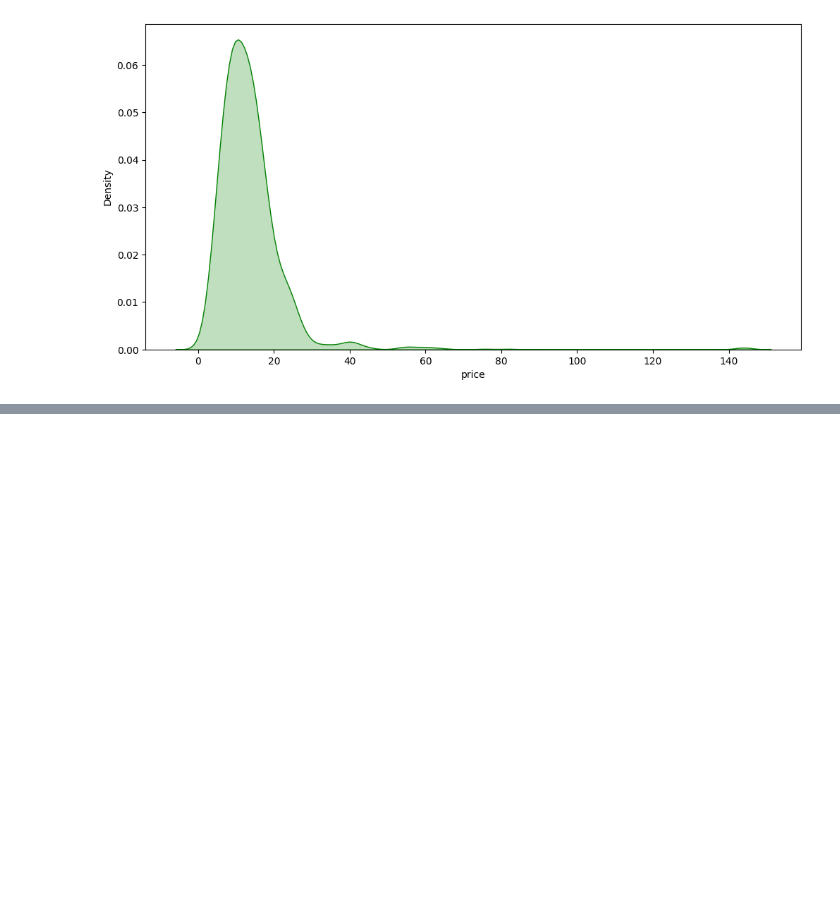
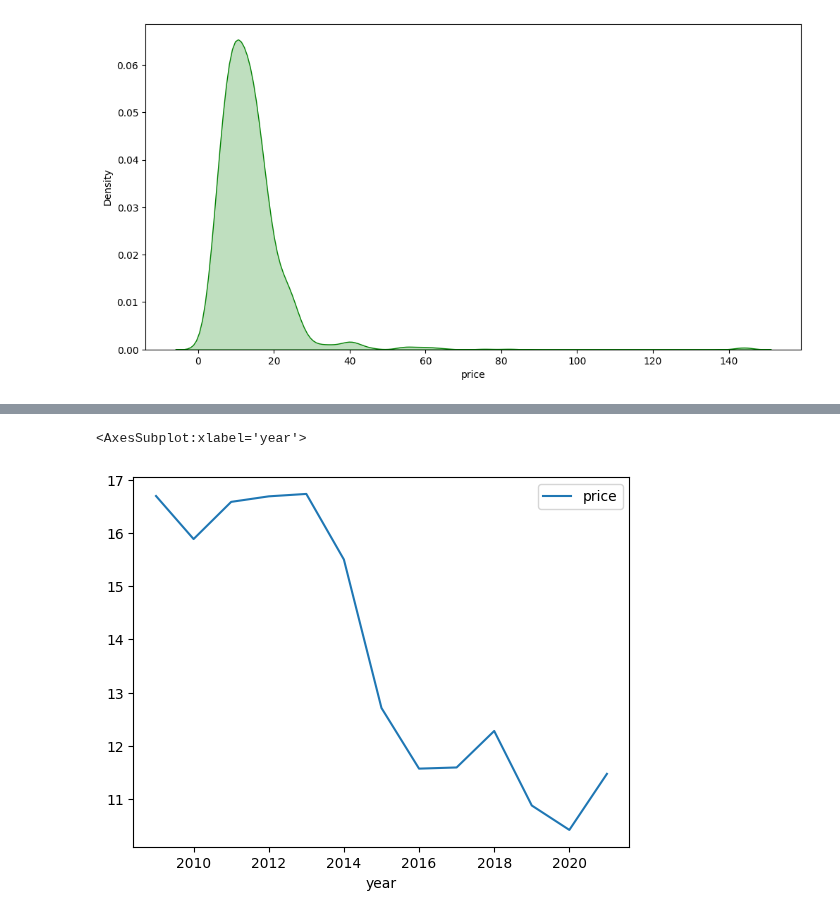
Before and after one commit to latifkara/dataScienceProjects, a Jupyter notebook: TopBookList/BookList.ipynb, the cells around one changed output, grey strips where cells are left out. Saved outputs shown, nothing was run; the diff lists cells and outputs as text; code cells hidden in the pictures; blank space fills up the shorter version.

```diff
--- a/TopBookList/BookList.ipynb
+++ b/TopBookList/BookList.ipynb
@@ -147,0 +195,2 @@ sns.scatterplot(x=books_df.price, y=books_df.ranks, hue=)
+# %%
+price_year_mean = books_df.groupby('year')[['price']].mean()
@@ -147,0 +215,5 @@ sns.scatterplot(x=books_df.price, y=books_df.ranks, hue=)
+# %%
+price_year_mean.plot()
+# %% [output]
+<AxesSubplot:xlabel='year'>
+[figure, added]
```
Also changed, not shown: parts of 9 cells of this notebook.
